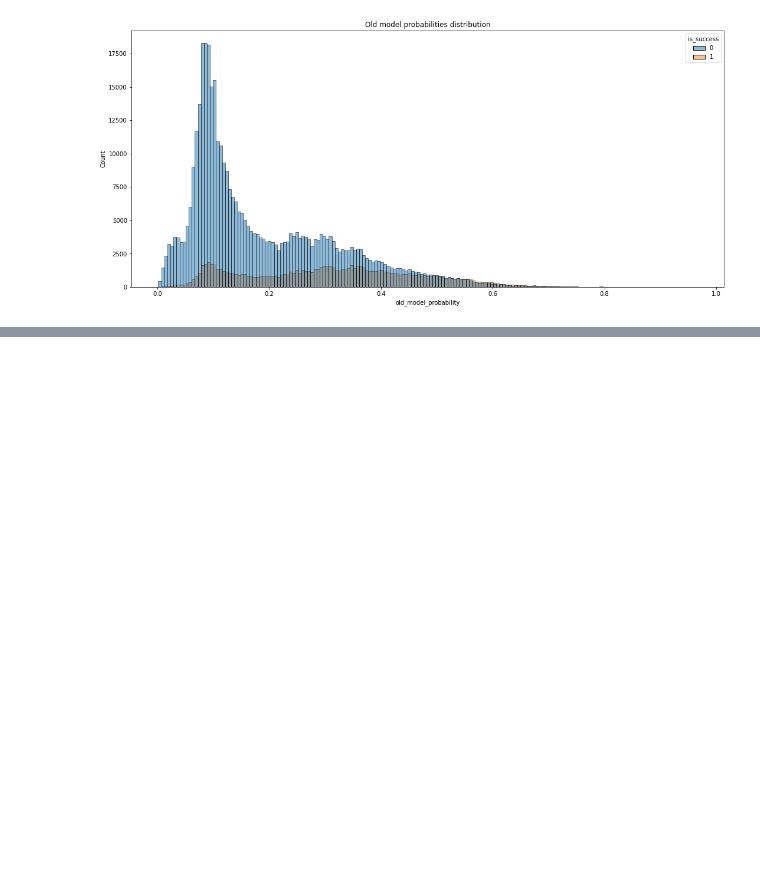
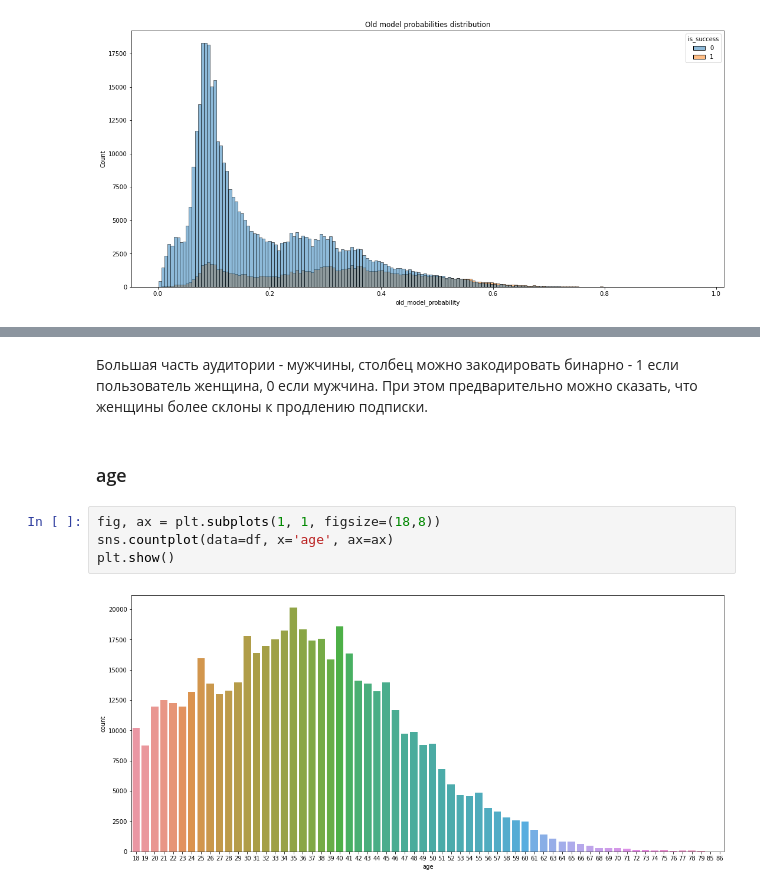
Before and after one commit to yevmaslov/genesis_data_scientist_test_task, a Jupyter notebook: main.ipynb, the cells around one changed output, grey strips where cells are left out. Saved outputs shown, nothing was run; the diff lists cells and outputs as text; blank space fills up the shorter version.

```diff
--- a/main.ipynb
+++ b/main.ipynb
@@ -212,0 +234,10 @@ plt.show()
+# %% [markdown]
+Большая часть аудитории - мужчины, столбец можно закодировать бинарно - 1 если пользователь женщина, 0 если мужчина. При этом предварительно можно сказать, что женщины более склоны к продлению подписки.
+# %% [markdown]
+### age
+# %%
+fig, ax = plt.subplots(1, 1, figsize=(18,8))
+sns.countplot(data=df, x='age', ax=ax)
+plt.show()
+# %% [output]
+[figure, added]
```
Also changed, not shown: parts of 88 cells of this notebook, 1 other file.
